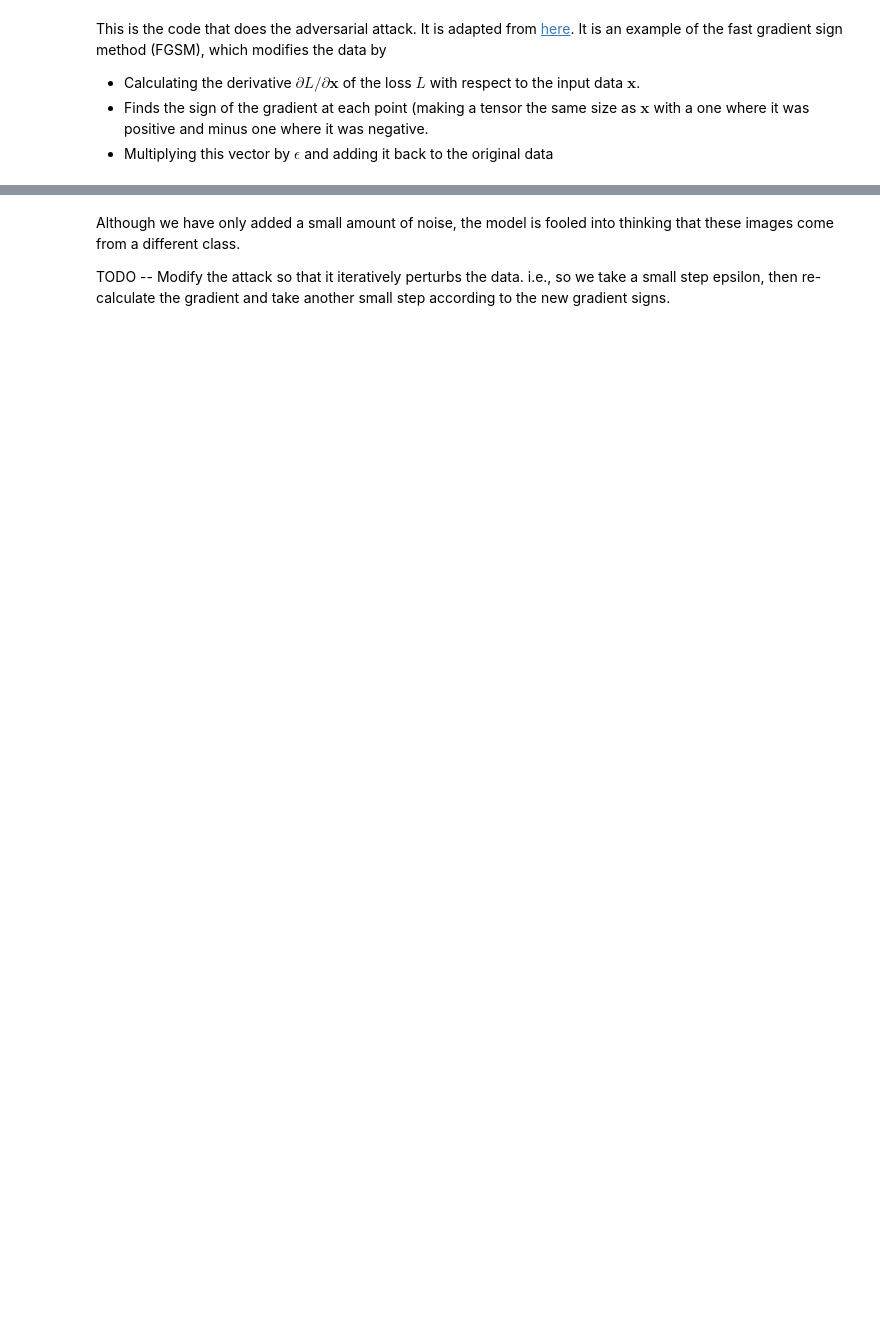
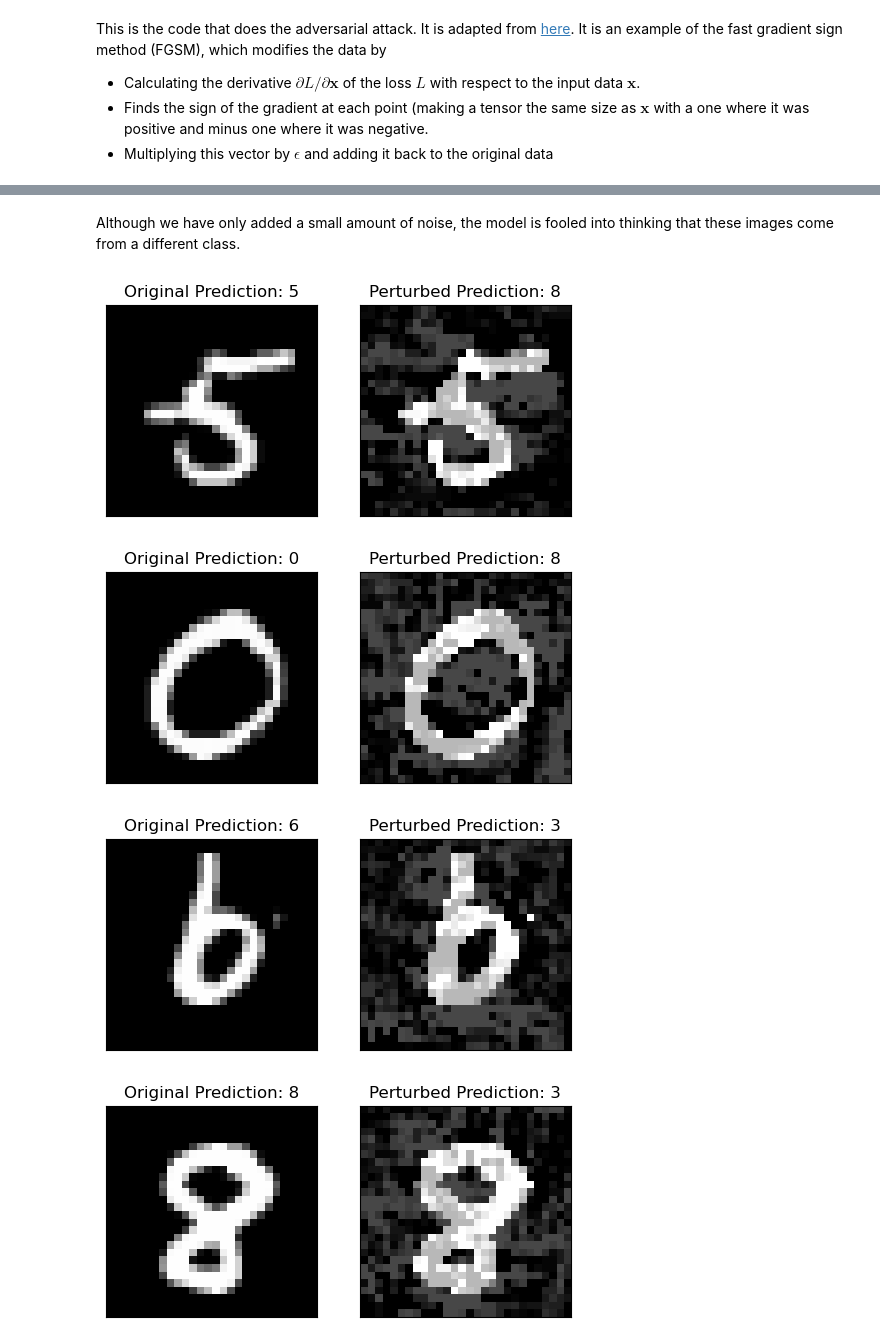
Before and after one commit to udlbook/udlbook, a Jupyter notebook: Notebooks/Chap20/20_4_Adversarial_Attacks.ipynb, the cells around one changed output, grey strips where cells are left out. Drawn from its saved outputs; the diff is of its cells as text; code cells hidden in the pictures; blank space fills up the shorter version.

```diff
--- a/Notebooks/Chap20/20_4_Adversarial_Attacks.ipynb
+++ b/Notebooks/Chap20/20_4_Adversarial_Attacks.ipynb
@@ -217,4 +388,2 @@ plt.show()
 # %% [markdown]
 Although we have only added a small amount of noise, the model is fooled into thinking that these images come from a different class.
-
-TODO -- Modify the attack so that it iteratively perturbs the data. i.e., so we take a small step epsilon, then re-calculate the gradient and take another small step according to the new gradient signs.
@@ -220,0 +410,49 @@ TODO -- Modify the attack so that it iteratively perturbs the data. i.e., so we
+# %%
+def apply_iterative_fgsm_and_visualize(num_examples, epsilon, num_steps):
+    """
+    Apply the iterative FGSM attack on a specified number of examples and visualize the results.
+
+    :param num_examples: Number of examples to process.
+    :param epsilon: Step size for each iteration of the FGSM attack.
+    :param num_steps: Number of steps for the FGSM attack.
+    """
+    for i in range(num_examples):
+        # Get the i-th example
+        x, y = example_data[i].unsqueeze(0), torch.tensor([example_targets[i]], dtype=torch.long)
+
+        # Perform the iterative FGSM attack
+        x_perturbed = iterative_fgsm_attack(x, y, epsilon, num_steps)
+
+        # Run the model on both original and perturbed images
+        output = model(x)
+        output_perturbed = model(x_perturbed)
+
+        # Visualization
+        plt.figure(figsize=(6, 3))
+
+        # Original Image
+        plt.subplot(1, 2, 1)
+        plt.imshow(x[0][0].cpu().detach().numpy(), cmap='gray', interpolation='none')
+        plt.title(f"Original Prediction: {output.max(1)[1].item()}")
+        plt.xticks([])
+        plt.yticks([])
+
+        # Perturbed Image
+        plt.subplot(1, 2, 2)
+        plt.imshow(x_perturbed[0][0].cpu().detach().numpy(), cmap='gray', interpolation='none')
+        plt.title(f"Perturbed Prediction: {output_perturbed.max(1)[1].item()}")
+        plt.xticks([])
+        plt.yticks([])
+
+        plt.show()
+# %%
+num_examples = 5  # Number of examples to process
+epsilon = 0.02    # Perturbation factor for each attack step
+num_steps = 15    # Number of steps in the FGSM attack
+
+apply_iterative_fgsm_and_visualize(num_examples, epsilon, num_steps)
+# %% [output]
+[figure, added]
+[figure, added]
+[figure, added]
+[figure, added]
```
Also changed, not shown: parts of 19 cells of this notebook.
